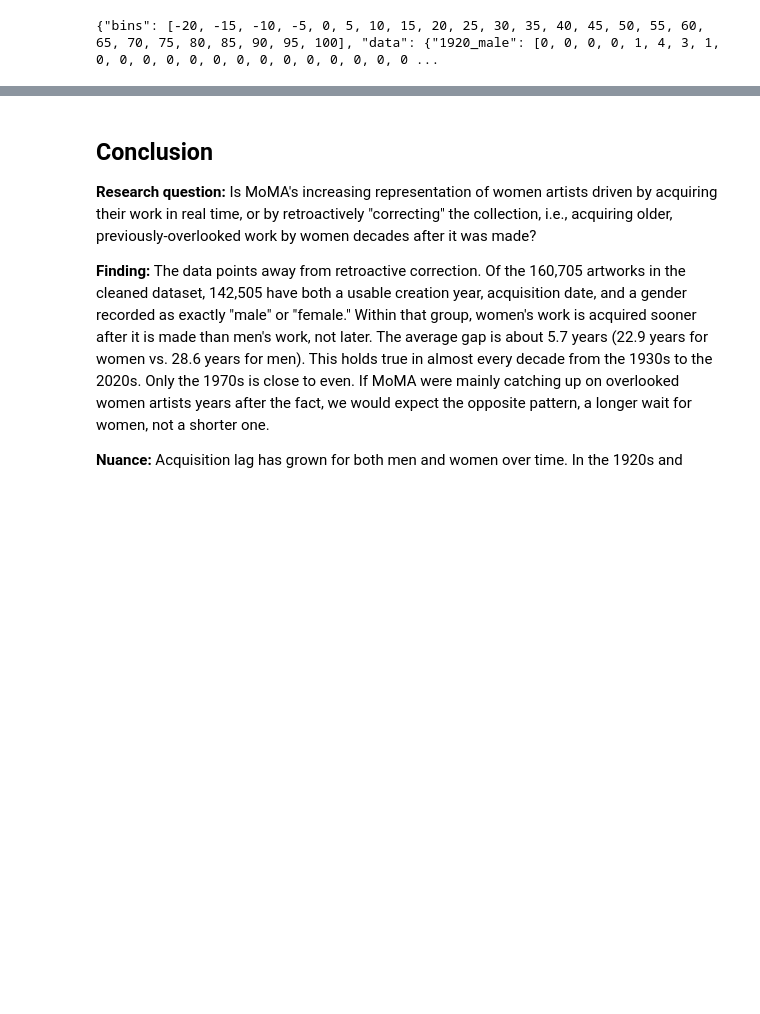
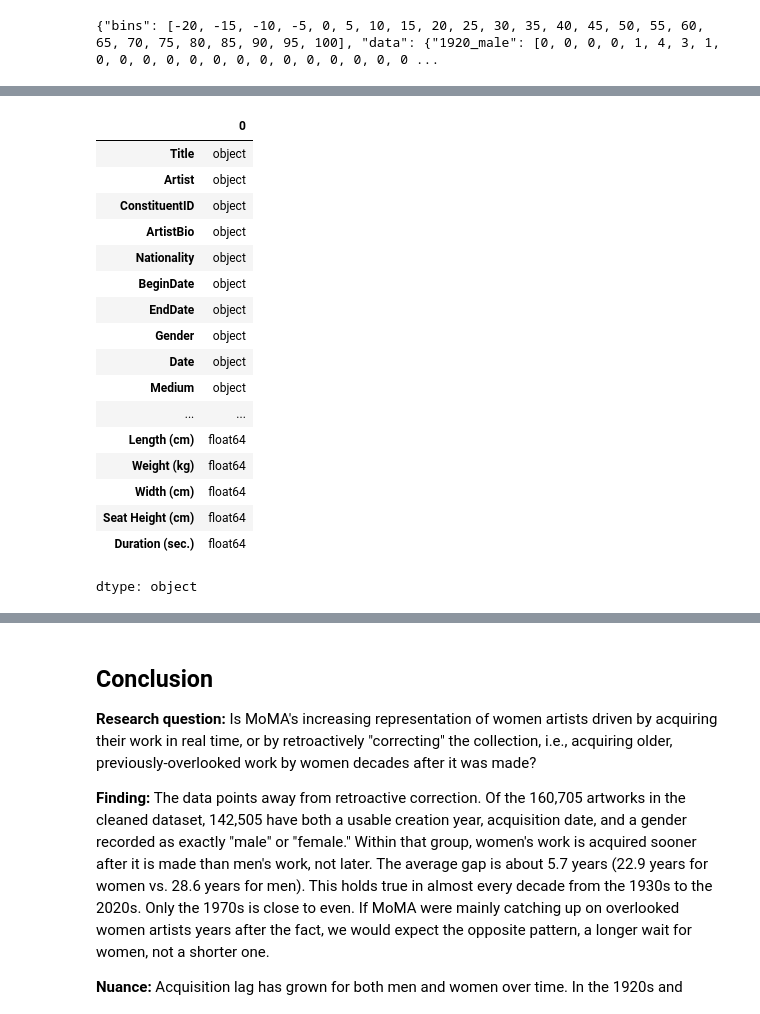
Before and after one commit to ikuznetsova0207/MoMA-Acquisition-Lag, a Jupyter notebook: notebooks/03_gender_acquisition_lag.ipynb, the cells around one changed output, grey strips where cells are left out. Cells and saved outputs as stored; diff of their text form; code cells hidden in the pictures; blank space fills up the shorter version.

```diff
--- a/notebooks/03_gender_acquisition_lag.ipynb
+++ b/notebooks/03_gender_acquisition_lag.ipynb
@@ -155,0 +165,21 @@ files.download('lag_histogram.json')
+# %%
+df.dtypes
+# %% [output]
+|  | 0 |
+| Title | object |
+| Artist | object |
+| ConstituentID | object |
+| ArtistBio | object |
+| Nationality | object |
+| BeginDate | object |
+| EndDate | object |
+| Gender | object |
+| Date | object |
+| Medium | object |
+| ... | ... |
+| Length (cm) | float64 |
+| Weight (kg) | float64 |
+| Width (cm) | float64 |
+| Seat Height (cm) | float64 |
+| Duration (sec.) | float64 |
+dtype: object
```
Also changed, not shown: parts of 19 cells of this notebook.
